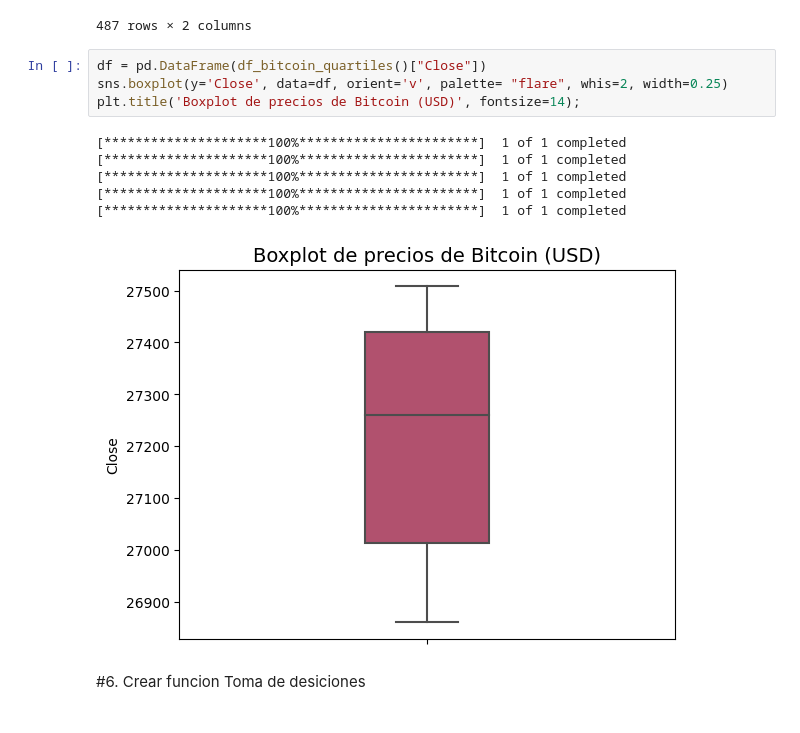
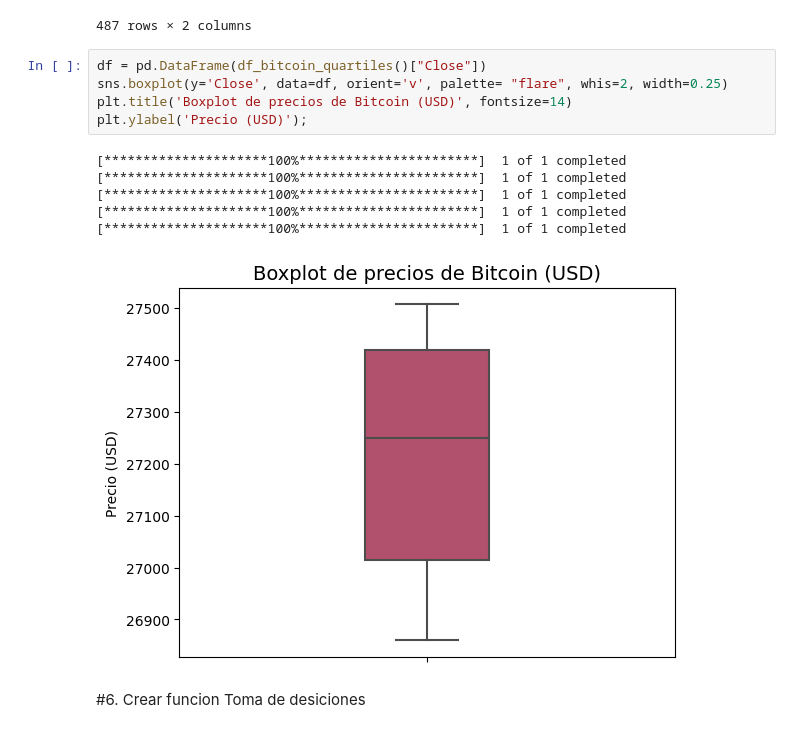
Before and after one commit to lumasg/Challenge-1-Robot-Trading-Bitcoin, a Jupyter notebook: Challenge_1_Robot_Trading_Bitcoin.ipynb, the cells around one changed output. Drawn from its saved outputs; the diff is of its cells as text.

```diff
--- a/Challenge_1_Robot_Trading_Bitcoin.ipynb
+++ b/Challenge_1_Robot_Trading_Bitcoin.ipynb
@@ -125,14 +127,15 @@ df_bitcoin_quartiles()
 # %%
 df = pd.DataFrame(df_bitcoin_quartiles()["Close"])
 sns.boxplot(y='Close', data=df, orient='v', palette= "flare", whis=2, width=0.25)
-plt.title('Boxplot de precios de Bitcoin (USD)', fontsize=14);
+plt.title('Boxplot de precios de Bitcoin (USD)', fontsize=14)
+plt.ylabel('Precio (USD)');
 # %% [output]
 [*********************100%***********************]  1 of 1 completed
 [*********************100%***********************]  1 of 1 completed
 [*********************100%***********************]  1 of 1 completed
 [*********************100%***********************]  1 of 1 completed
 [*********************100%***********************]  1 of 1 completed
-[figure, old version]
+[figure, new version]
 # %% [markdown]
 #6. Crear funcion Toma de desiciones
 # %%
```
Also changed, not shown: parts of 1 cell of this notebook.
